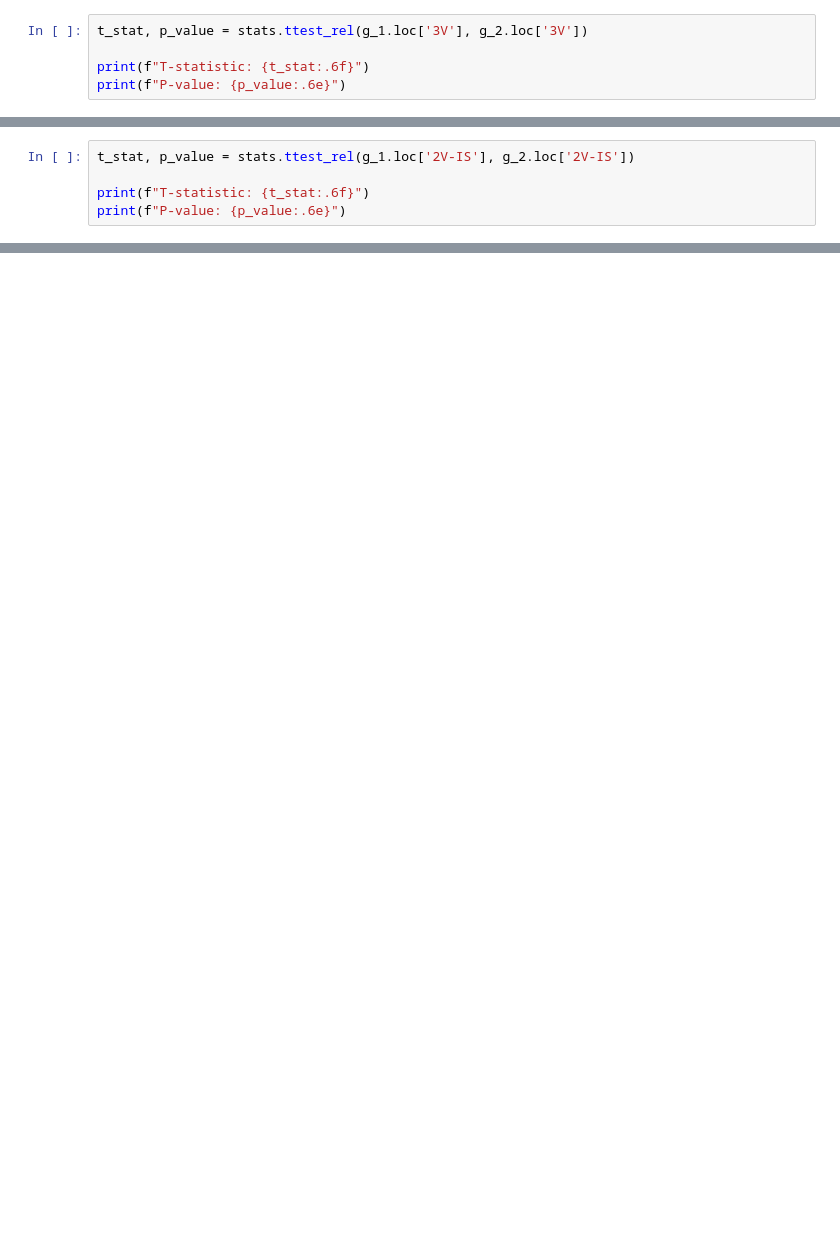
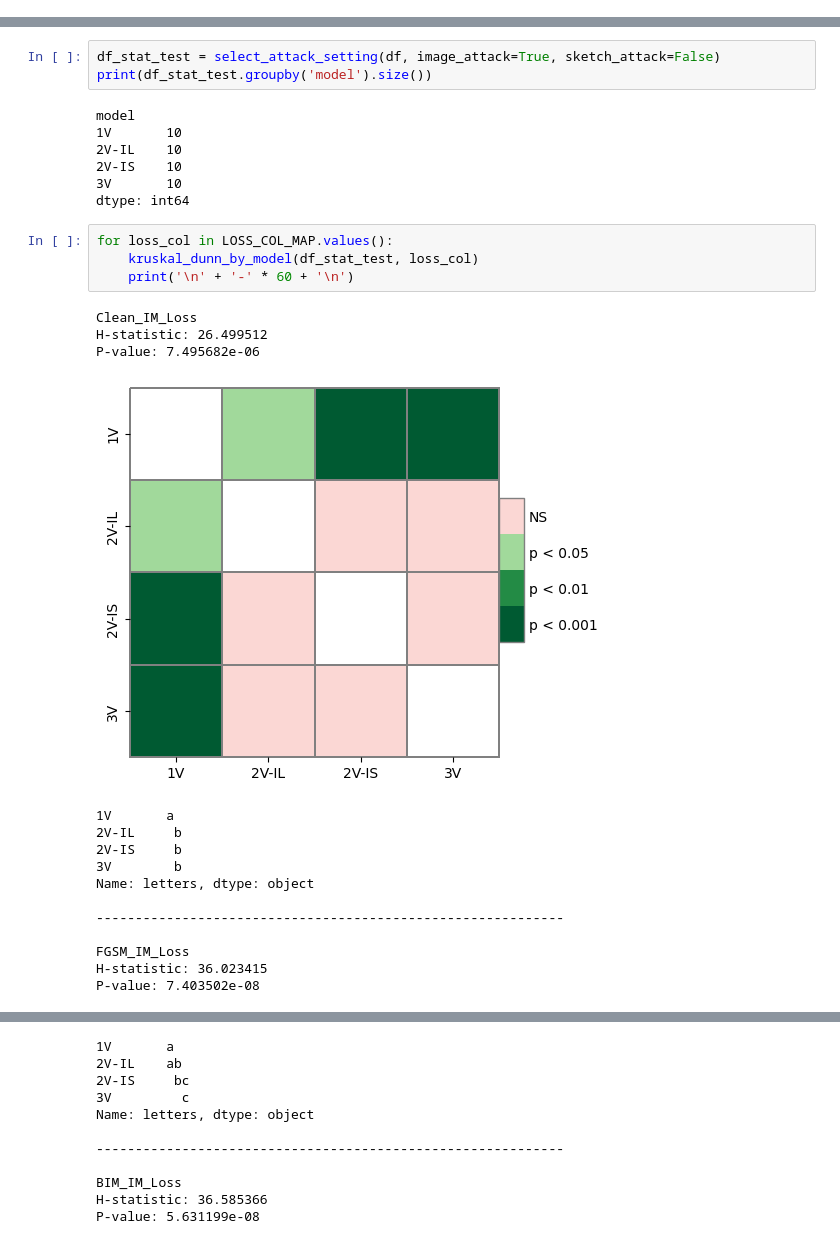
Before and after one commit to ClarysseArthur/VUB-MT-Development, a Jupyter notebook: Models/GenRKM-MMCelebHQ-V3/StatTest-A.ipynb, the cells around one changed output, grey strips where cells are left out. Saved outputs shown, nothing was run; the diff lists cells and outputs as text; blank space fills up the shorter version.

```diff
--- a/Models/GenRKM-MMCelebHQ-V3/StatTest-A.ipynb
+++ b/Models/GenRKM-MMCelebHQ-V3/StatTest-A.ipynb
@@ -496,5 +0,0 @@ Name: FGSM_IM_Loss, dtype: object
-# %%
-t_stat, p_value = stats.ttest_rel(g_1.loc['3V'], g_2.loc['3V'])
-
-print(f"T-statistic: {t_stat:.6f}")
-print(f"P-value: {p_value:.6e}")
@@ -504,5 +0,0 @@ P-value: 1.629507e-01
-# %%
-t_stat, p_value = stats.ttest_rel(g_1.loc['2V-IS'], g_2.loc['2V-IS'])
-
-print(f"T-statistic: {t_stat:.6f}")
-print(f"P-value: {p_value:.6e}")
@@ -511,0 +356,30 @@ P-value: 4.152765e-02
+# %%
+df_stat_test = select_attack_setting(df, image_attack=True, sketch_attack=False)
+print(df_stat_test.groupby('model').size())
+# %% [output]
+model
+1V       10
+2V-IL    10
+2V-IS    10
+3V       10
+dtype: int64
+# %%
+for loss_col in LOSS_COL_MAP.values():
+    kruskal_dunn_by_model(df_stat_test, loss_col)
+    print('\n' + '-' * 60 + '\n')
+# %% [output]
+Clean_IM_Loss
+H-statistic: 26.499512
+P-value: 7.495682e-06
+[figure, added]
+1V       a
+2V-IL     b
+2V-IS     b
+3V        b
+Name: letters, dtype: object
+
+------------------------------------------------------------
+
+FGSM_IM_Loss
+H-statistic: 36.023415
+P-value: 7.403502e-08
@@ -511,0 +387,11 @@ P-value: 4.152765e-02
+1V       a
+2V-IL    ab
+2V-IS     bc
+3V         c
+Name: letters, dtype: object
+
+------------------------------------------------------------
+
+BIM_IM_Loss
+H-statistic: 36.585366
+P-value: 5.631199e-08
```
Also changed, not shown: parts of 40 cells of this notebook, 3 other files.
